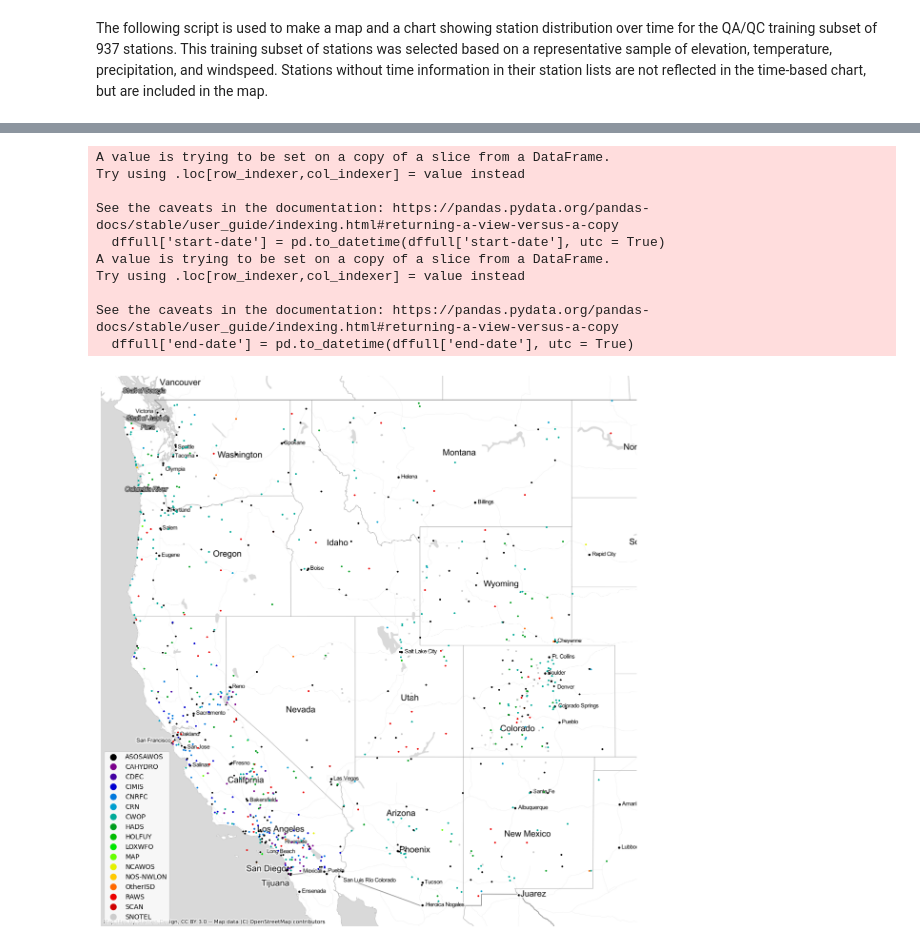
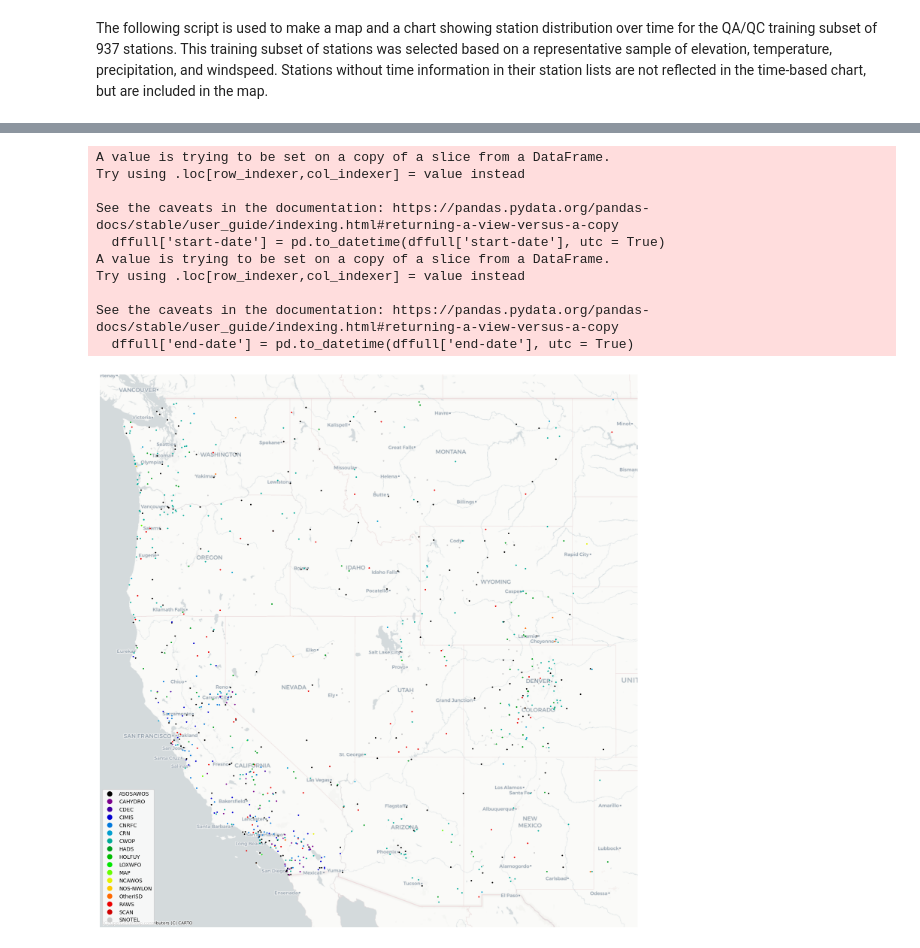
Before and after one commit to Eagle-Rock-Analytics/historical-obs-platform, a Jupyter notebook: test_platform/scripts/figures/stationvisualizer-qaqc-trainingset.ipynb, the cells around one changed output, grey strips where cells are left out. Cells and saved outputs as stored; diff of their text form; code cells hidden in the pictures.

Commit message:
updated file paths in "stationvisualizer-qaqc-trainingset" and now works

```diff
--- a/test_platform/scripts/figures/stationvisualizer-qaqc-trainingset.ipynb
+++ b/test_platform/scripts/figures/stationvisualizer-qaqc-trainingset.ipynb
@@ -180,14 +136,14 @@ def get_station_map(bucket_name, directory, shapepath):
     s3_cl = boto3.client('s3') # for lower-level processes
 
     # read in cleaned station list
-    obj = s3_cl.get_object(Bucket = bucket_name, Key = "2_clean_wx/temp_clean_master_station_list.csv")
+    obj = s3_cl.get_object(Bucket = bucket_name, Key = "2_clean_wx/temp_clean_all_station_list.csv")
     body = obj['Body'].read()
     dfall = pd.read_csv(BytesIO(body), encoding='utf8')
 
     # read in qaqc training station list
-    stns = pd.read_csv('qaqc_training_station_list.csv')
+    stns = pd.read_csv('../3_qaqc_data/qaqc_training_station_list.csv')
 
-    dffull = dfall[dfall['era-id'].isin(stns['era.id'])]
+    dffull = dfall[dfall['era-id'].isin(stns['era-id'])]
 
     # Get period
 
@@ -219,33 +175,33 @@ def get_station_map(bucket_name, directory, shapepath):
     # Use to clip stations
     us = us.to_crs(epsg = 3857)
     gdf_us = gdf_wm.clip(us)
 
 
     # Version 1 - full map
     ax = gdf_us.plot("network", figsize=(15, 15), alpha=1, markersize = 3, legend = True, cmap = 'nipy_spectral')
-    cx.add_basemap(ax, source=cx.providers.Stamen.TonerLite)
+    cx.add_basemap(ax, source=cx.providers.CartoDB.Positron)
     ax.set_axis_off()
 
     # Save to AWS
     img_data = BytesIO()
     plt.savefig(img_data, format='png')
     img_data.seek(0)
 
     s3 = boto3.resource('s3')
     bucket = s3.Bucket(bucket_name)
     bucket.put_object(Body=img_data, ContentType='image/png', Key="3_qaqc_wx/qaqc_training_station_map.png")
 
-shapepath = "s3://wecc-historical-wx/0_maps/tl_2021_us_state.shp"
+shapepath = "s3://wecc-historical-wx/0_maps/tl_2021_us_state"
 get_station_map(bucket_name, directory, shapepath = shapepath)
 # %% [output]
 A value is trying to be set on a copy of a slice from a DataFrame.
 Try using .loc[row_indexer,col_indexer] = value instead
 
 See the caveats in the documentation: https://pandas.pydata.org/pandas-docs/stable/user_guide/indexing.html#returning-a-view-versus-a-copy
   dffull['start-date'] = pd.to_datetime(dffull['start-date'], utc = True)
 A value is trying to be set on a copy of a slice from a DataFrame.
 Try using .loc[row_indexer,col_indexer] = value instead
 
 See the caveats in the documentation: https://pandas.pydata.org/pandas-docs/stable/user_guide/indexing.html#returning-a-view-versus-a-copy
   dffull['end-date'] = pd.to_datetime(dffull['end-date'], utc = True)
-[figure, old version]
+[figure, new version]
```
Also changed, not shown: parts of 4 cells of this notebook, 1 other file.
